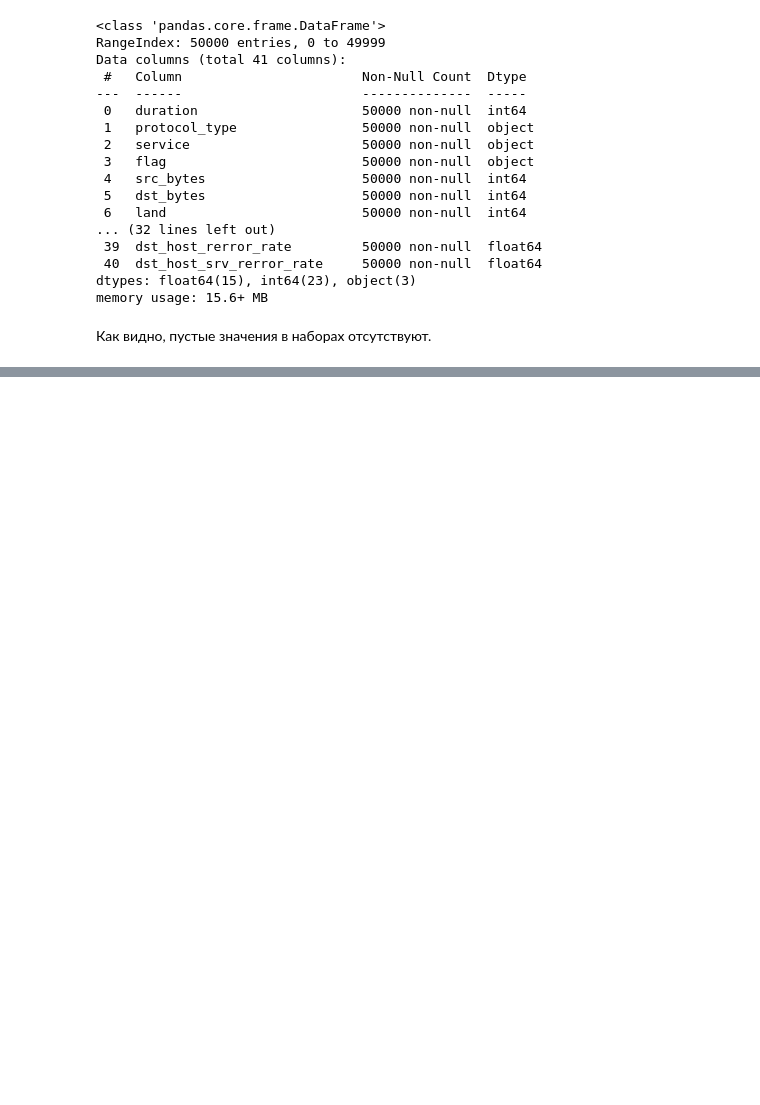
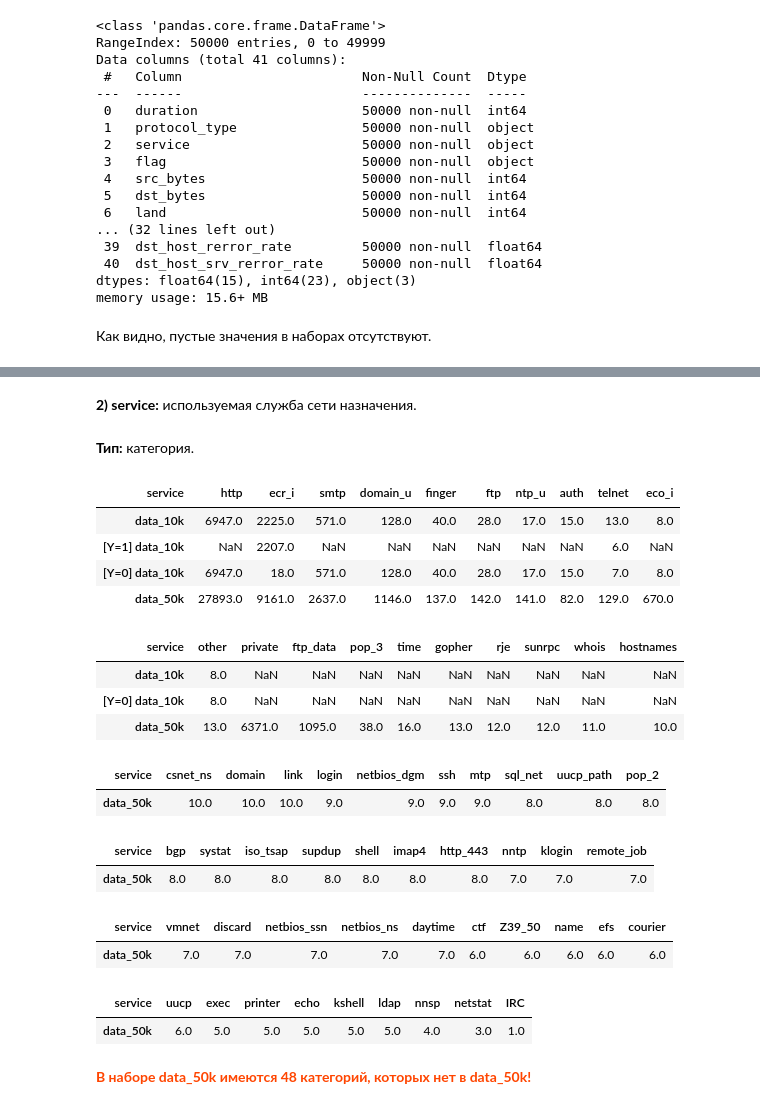
Before and after one commit to Demetrey/DMaP, a Jupyter notebook: CP/CP.ipynb, the cells around one changed output, grey strips where cells are left out. Cells and saved outputs as stored; diff of their text form; code cells hidden in the pictures; blank space fills up the shorter version.

```diff
--- a/CP/CP.ipynb
+++ b/CP/CP.ipynb
@@ -506,0 +204,4 @@ view_stat_bool(['land', 'logged_in', 'root_shell',
+# %%
+Y = pd.Series(1, index=np.arange(data_10k.shape[0]))
+Y[data_10k['Attack type'] == 'normal.'] = 0
+Y.value_counts()
@@ -506,0 +214,7 @@ view_stat_bool(['land', 'logged_in', 'root_shell',
+# %%
+# Категории
+category_fn = data_50k.columns[[1, 2, 3]]
+# Логические значения (1 - Да, 0 - Нет)
+boolean_fn = data_50k.columns[[6, 11, 13, 14, 20, 21]]
+# Числовые значения
+number_fn = data_50k.columns.drop(category_fn).drop(boolean_fn)
@@ -506,0 +317,24 @@ view_stat_bool(['land', 'logged_in', 'root_shell',
+# %% [markdown]
+**2) service:** <a id="f2"></a>используемая служба сети назначения.
+# %%
+show_info('service')
+# %% [output]
+**Тип:** категория.
+| service | http | ecr_i | smtp | domain_u | finger | ftp | ntp_u | auth | telnet | eco_i |
+| data_10k | 6947.0 | 2225.0 | 571.0 | 128.0 | 40.0 | 28.0 | 17.0 | 15.0 | 13.0 | 8.0 |
+| [Y=1] data_10k | NaN | 2207.0 | NaN | NaN | NaN | NaN | NaN | NaN | 6.0 | NaN |
+| [Y=0] data_10k | 6947.0 | 18.0 | 571.0 | 128.0 | 40.0 | 28.0 | 17.0 | 15.0 | 7.0 | 8.0 |
+| data_50k | 27893.0 | 9161.0 | 2637.0 | 1146.0 | 137.0 | 142.0 | 141.0 | 82.0 | 129.0 | 670.0 |
+| service | other | private | ftp_data | pop_3 | time | gopher | rje | sunrpc | whois | hostnames |
+| data_10k | 8.0 | NaN | NaN | NaN | NaN | NaN | NaN | NaN | NaN | NaN |
+| [Y=0] data_10k | 8.0 | NaN | NaN | NaN | NaN | NaN | NaN | NaN | NaN | NaN |
+| data_50k | 13.0 | 6371.0 | 1095.0 | 38.0 | 16.0 | 13.0 | 12.0 | 12.0 | 11.0 | 10.0 |
+| service | csnet_ns | domain | link | login | netbios_dgm | ssh | mtp | sql_net | uucp_path | pop_2 |
+| data_50k | 10.0 | 10.0 | 10.0 | 9.0 | 9.0 | 9.0 | 9.0 | 8.0 | 8.0 | 8.0 |
+| service | bgp | systat | iso_tsap | supdup | shell | imap4 | http_443 | nntp | klogin | remote_job |
+| data_50k | 8.0 | 8.0 | 8.0 | 8.0 | 8.0 | 8.0 | 8.0 | 7.0 | 7.0 | 7.0 |
+| service | vmnet | discard | netbios_ssn | netbios_ns | daytime | ctf | Z39_50 | name | efs | courier |
+| data_50k | 7.0 | 7.0 | 7.0 | 7.0 | 7.0 | 6.0 | 6.0 | 6.0 | 6.0 | 6.0 |
+| service | uucp | exec | printer | echo | kshell | ldap | nnsp | netstat | IRC |
+| data_50k | 6.0 | 5.0 | 5.0 | 5.0 | 5.0 | 5.0 | 4.0 | 3.0 | 1.0 |
+В наборе data_50k имеются 48 категорий, которых нет в data_50k!
```
Also changed, not shown: parts of 136 cells of this notebook.
